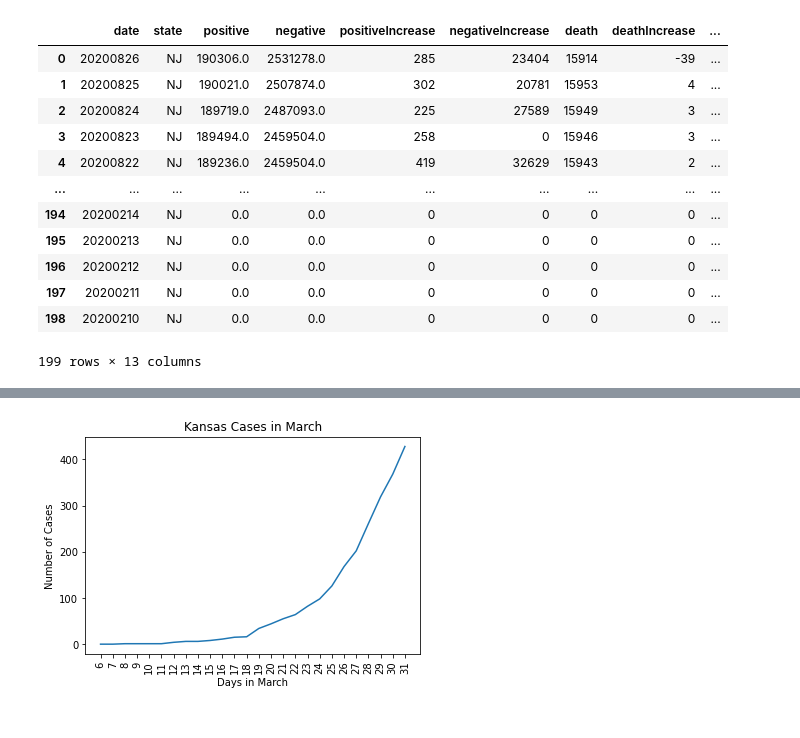
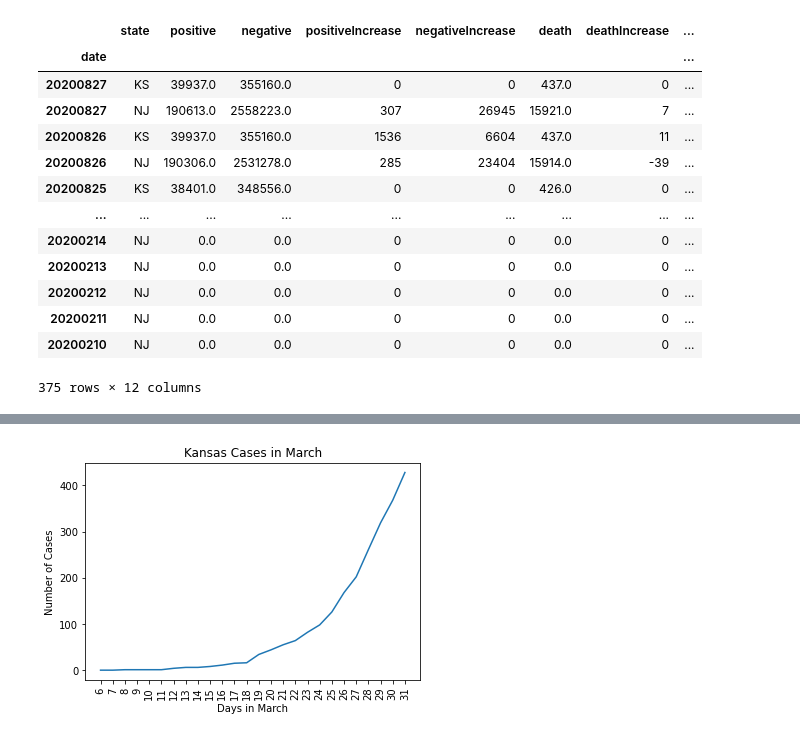
Before and after one commit to adrianstrecker/project-1, a Jupyter notebook: Covid Tracking API to JSON.ipynb, the cells around one changed output, grey strips where cells are left out. Cells and saved outputs as stored; diff of their text form; code cells hidden in the pictures.

```diff
--- a/Covid Tracking API to CSV.ipynb
+++ b/Covid Tracking API to JSON.ipynb
@@ -54,0 +29,3 @@ Index(['date', 'state', 'positive', 'negative', 'pending',
+# %%
+us_daily = pd.DataFrame(us_daily_dict)
+us_daily
@@ -55,23 +46,30 @@ Index(['date', 'state', 'positive', 'negative', 'pending',
+# %%
+ks_nj_daily = pd.DataFrame(us_daily[["date", "state", "positive", "negative", "positiveIncrease", "negativeIncrease", "death", "deathIncrease",
+                  "totalTestResultsIncrease", "totalTestResults", "recovered"]])
+ks_nj_daily = ks_nj_daily.loc[(ks_nj_daily["state"] == "KS") | (ks_nj_daily["state"] == "NJ") ]
 # %%
-nj_usa = pd.DataFrame(nj_file[["date", "state", "positive", "negative", "positiveIncrease", "negativeIncrease", "death", "deathIncrease",
-                  "totalTestResultsIncrease", "totalTestResults", "recovered"]])
-#nj_usa = nj_usa.set_index(["date", "state"])
-nj_usa["Percentage"] = nj_usa["positiveIncrease"]/nj_usa["totalTestResultsIncrease"]
-nj_usa["Active Cases"] = nj_usa["positive"] - nj_usa["recovered"]
-nj_usa[["Percentage", "death", "recovered", "Active Cases", "positive", "negative"]] = nj_usa[["Percentage", "death", "recovered", "Active Cases", "positive", "negative"]].fillna(0)
-nj_usa["Percentage"] = nj_usa["Percentage"].astype(float).map("{:.2%}".format)
-nj_usa
+ks_nj_daily["Percentage"] = ks_nj_daily["positiveIncrease"]/ks_nj_daily["totalTestResultsIncrease"]
+ks_nj_daily["Active Cases"] = ks_nj_daily["positive"] - ks_nj_daily["recovered"]
+ks_nj_daily[["Percentage", "death", "recovered", "Active Cases", "positive", "negative"]] = ks_nj_daily[["Percentage", "death", "recovered", "Active Cases", "positive", "negative"]].fillna(0)
+ks_nj_daily["Percentage"] = ks_nj_daily["Percentage"].astype(float).map("{:.2%}".format)
+ks_nj_daily = ks_nj_daily.set_index("date")
+
+#Write to csv file
+ks_nj_daily.to_csv('Resources/ks_nj_daily.csv')
+
+ks_nj_daily
 # %% [output]
-|  | date | state | positive | negative | positiveIncrease | negativeIncrease | death | deathIncrease | ... |
-| 0 | 20200826 | NJ | 190306.0 | 2531278.0 | 285 | 23404 | 15914 | -39 | ... |
-| 1 | 20200825 | NJ | 190021.0 | 2507874.0 | 302 | 20781 | 15953 | 4 | ... |
-| 2 | 20200824 | NJ | 189719.0 | 2487093.0 | 225 | 27589 | 15949 | 3 | ... |
-| 3 | 20200823 | NJ | 189494.0 | 2459504.0 | 258 | 0 | 15946 | 3 | ... |
-| 4 | 20200822 | NJ | 189236.0 | 2459504.0 | 419 | 32629 | 15943 | 2 | ... |
-| ... | ... | ... | ... | ... | ... | ... | ... | ... | ... |
-| 194 | 20200214 | NJ | 0.0 | 0.0 | 0 | 0 | 0 | 0 | ... |
-| 195 | 20200213 | NJ | 0.0 | 0.0 | 0 | 0 | 0 | 0 | ... |
-| 196 | 20200212 | NJ | 0.0 | 0.0 | 0 | 0 | 0 | 0 | ... |
-| 197 | 20200211 | NJ | 0.0 | 0.0 | 0 | 0 | 0 | 0 | ... |
-| 198 | 20200210 | NJ | 0.0 | 0.0 | 0 | 0 | 0 | 0 | ... |
+|  | state | positive | negative | positiveIncrease | negativeIncrease | death | deathIncrease | ... |
+| date |  |  |  |  |  |  |  | ... |
+| 20200827 | KS | 39937.0 | 355160.0 | 0 | 0 | 437.0 | 0 | ... |
+| 20200827 | NJ | 190613.0 | 2558223.0 | 307 | 26945 | 15921.0 | 7 | ... |
+| 20200826 | KS | 39937.0 | 355160.0 | 1536 | 6604 | 437.0 | 11 | ... |
+| 20200826 | NJ | 190306.0 | 2531278.0 | 285 | 23404 | 15914.0 | -39 | ... |
+| 20200825 | KS | 38401.0 | 348556.0 | 0 | 0 | 426.0 | 0 | ... |
+| ... | ... | ... | ... | ... | ... | ... | ... | ... |
+| 20200214 | NJ | 0.0 | 0.0 | 0 | 0 | 0.0 | 0 | ... |
+| 20200213 | NJ | 0.0 | 0.0 | 0 | 0 | 0.0 | 0 | ... |
+| 20200212 | NJ | 0.0 | 0.0 | 0 | 0 | 0.0 | 0 | ... |
+| 20200211 | NJ | 0.0 | 0.0 | 0 | 0 | 0.0 | 0 | ... |
+| 20200210 | NJ | 0.0 | 0.0 | 0 | 0 | 0.0 | 0 | ... |
-199 rows × 13 columns
+375 rows × 12 columns
```
Also changed, not shown: parts of 9 cells of this notebook, 1 other file.
